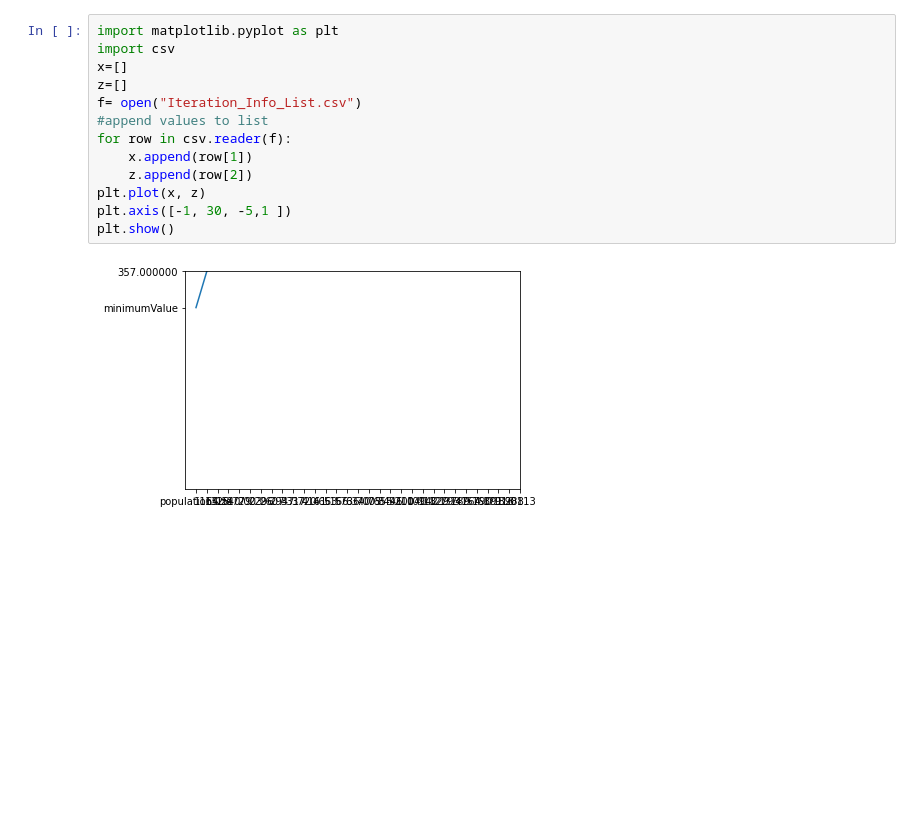
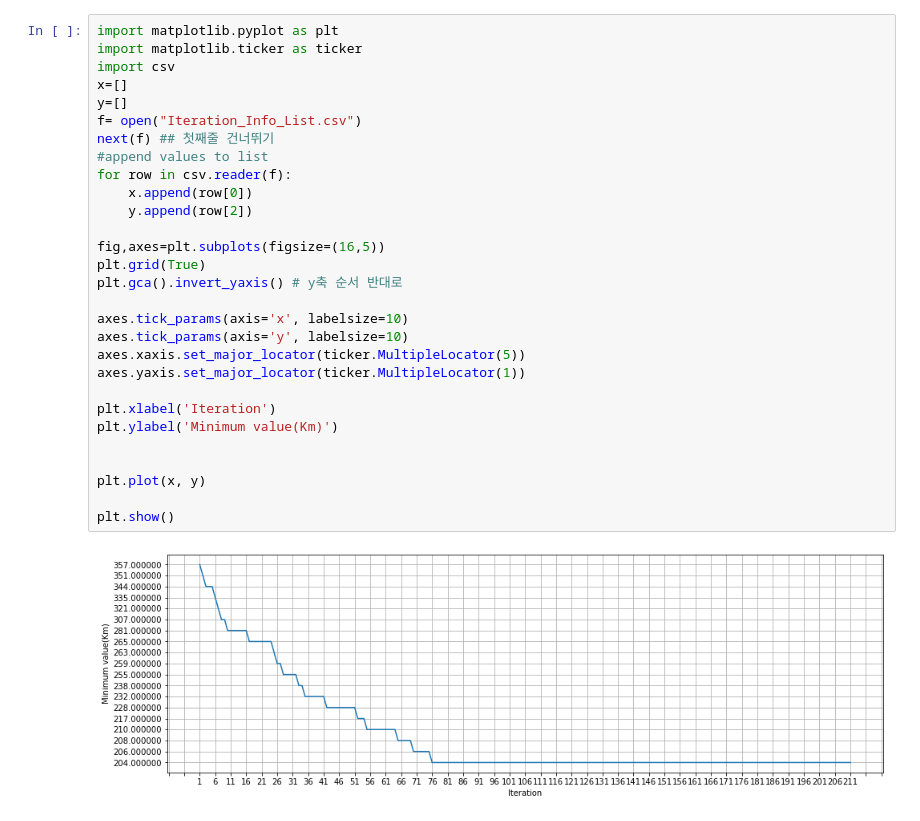
Before and after one commit to YijinShin/Algorithm-class, a Jupyter notebook: TSP with Generic algorithm/IterationGraph.ipynb, the cells around one changed output. Cells and saved outputs as stored; diff of their text form; blank space fills up the shorter version.

Commit message:
iteration graph 그리기

```diff
--- a/TSP with Generic algorithm/IterationGraph.ipynb
+++ b/TSP with Generic algorithm/IterationGraph.ipynb
@@ -1,15 +1,31 @@
 # %%
 import matplotlib.pyplot as plt
+import matplotlib.ticker as ticker
 import csv
 x=[]
-z=[]
+y=[]
 f= open("Iteration_Info_List.csv")
+next(f) ## 첫째줄 건너뛰기
 #append values to list
 for row in csv.reader(f):
-    x.append(row[1])
-    z.append(row[2])
-plt.plot(x, z)
-plt.axis([-1, 30, -5,1 ])
+    x.append(row[0])
+    y.append(row[2])
+
+fig,axes=plt.subplots(figsize=(16,5))
+plt.grid(True)
+plt.gca().invert_yaxis() # y축 순서 반대로
+
+axes.tick_params(axis='x', labelsize=10)
+axes.tick_params(axis='y', labelsize=10)
+axes.xaxis.set_major_locator(ticker.MultipleLocator(5))
+axes.yaxis.set_major_locator(ticker.MultipleLocator(1))
+
+plt.xlabel('Iteration')
+plt.ylabel('Minimum value(Km)')
+
+
+plt.plot(x, y)
+
 plt.show()
 # %% [output]
-[figure, old version]
+[figure, new version]
```
